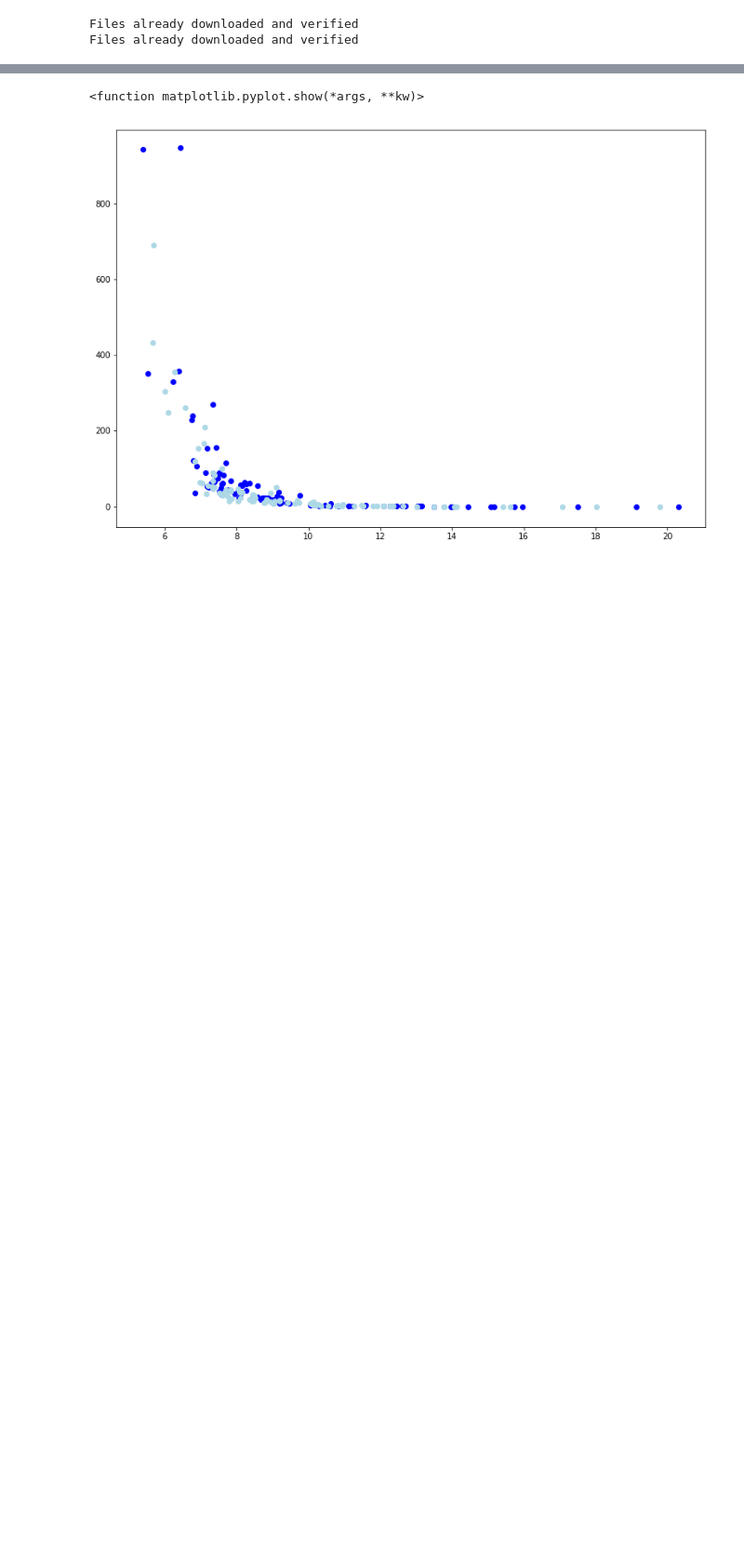
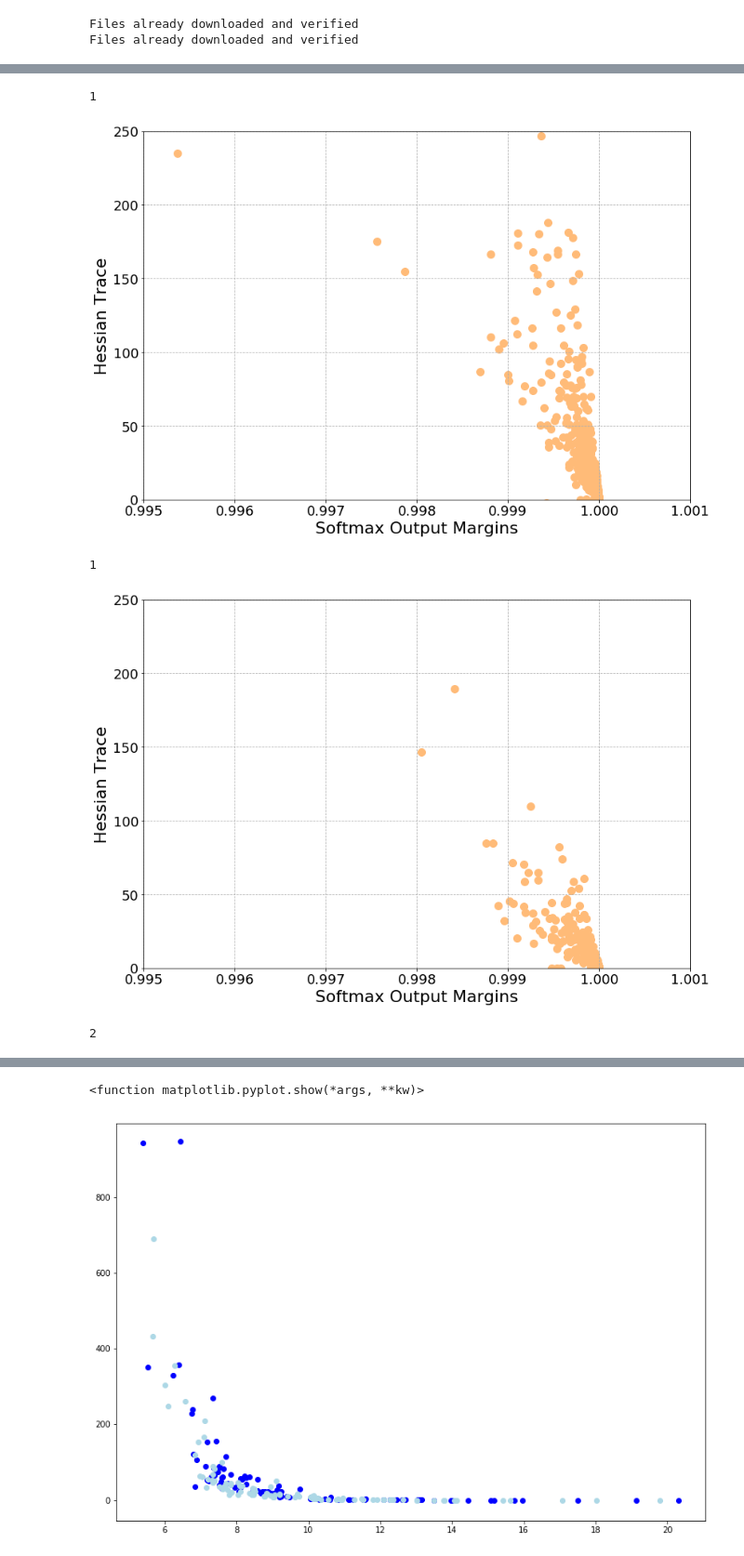
Before and after one commit to daniellengyel/nn_generalizability, a Jupyter notebook: MarginTrace.ipynb, the cells around one changed output, grey strips where cells are left out. Shown at 93% size. Drawn from its saved outputs; the diff is of its cells as text; code cells hidden in the pictures; blank space fills up the shorter version.

```diff
--- a/MarginTrace.ipynb
+++ b/MarginTrace.ipynb
@@ -72,3 +125,5 @@ stats_df.sort_values(by="Acc Test Max", ascending=False)
+# %%
+point_traces, meta = load_cached_data(experiment_folder, "point_traces")
 # %%
 set_seed(10)
 
@@ -189,0 +323,50 @@ diff_1 = get_margins_to_correct(net, data, softmax_margin=False)
+# %%
+def correct_incorrect_plot(margins_filters, point_traces):
+    def xy_func(exp_ids, plots, plots_names, comb=None):
+        x_correct = []
+        y_correct = []
+
+        x_incorrect = []
+        y_incorrect = []
+        for exp_id in exp_ids:
+            for model_idx in margins_filters[exp_id].keys():
+
+                margins, correct_filters = margins_filters[exp_id][model_idx]
+                curr_point_traces = np.array(point_traces[exp_id][model_idx])
+
+                x_correct.append(margins[correct_filters])
+                y_correct.append(curr_point_traces[correct_filters])
+
+                x_incorrect.append(margins[~correct_filters])
+                y_incorrect.append(curr_point_traces[~correct_filters])
+
+        x_correct = np.concatenate(x_correct, axis=0)
+        y_correct = np.concatenate(y_correct, axis=0)
+
+        x_incorrect = np.concatenate(x_incorrect, axis=0)
+        y_incorrect = np.concatenate(y_incorrect, axis=0)
+
+        if len(x_correct) > 0:
+            plots.append(plt.scatter(x_correct.T, y_correct.T))
+            plots_names.append("Correct")
+
+        if len(x_incorrect) > 0:
+            plots.append(plt.scatter(x_incorrect.T, y_incorrect.T))
+            plots_names.append("Incorrect")
+
+        return plots, plots_names
+
+    return xy_func
+
+
+
+hp_xy_func_plot(experiment_folder, correct_incorrect_plot(margins_filters_filtered, point_traces_filtered),
+                X_axis_name="Softmax Output Margins", Y_axis_name="Hessian Trace", plot_name="Softmax_Correct_Incorrect",
+                filter_seperate=["batch_train_size"], filter_not_seperate=None,
+                 save_exp_path=experiment_folder, X_axis_bounds=[0.995, 1.001], Y_axis_bounds=[0, 250], pre_filtered_exp_ids=None,)
+# %% [output]
+1
+[figure, added]
+1
+[figure, added]
+2
```
Also changed, not shown: parts of 28 cells of this notebook, 10 other files.
